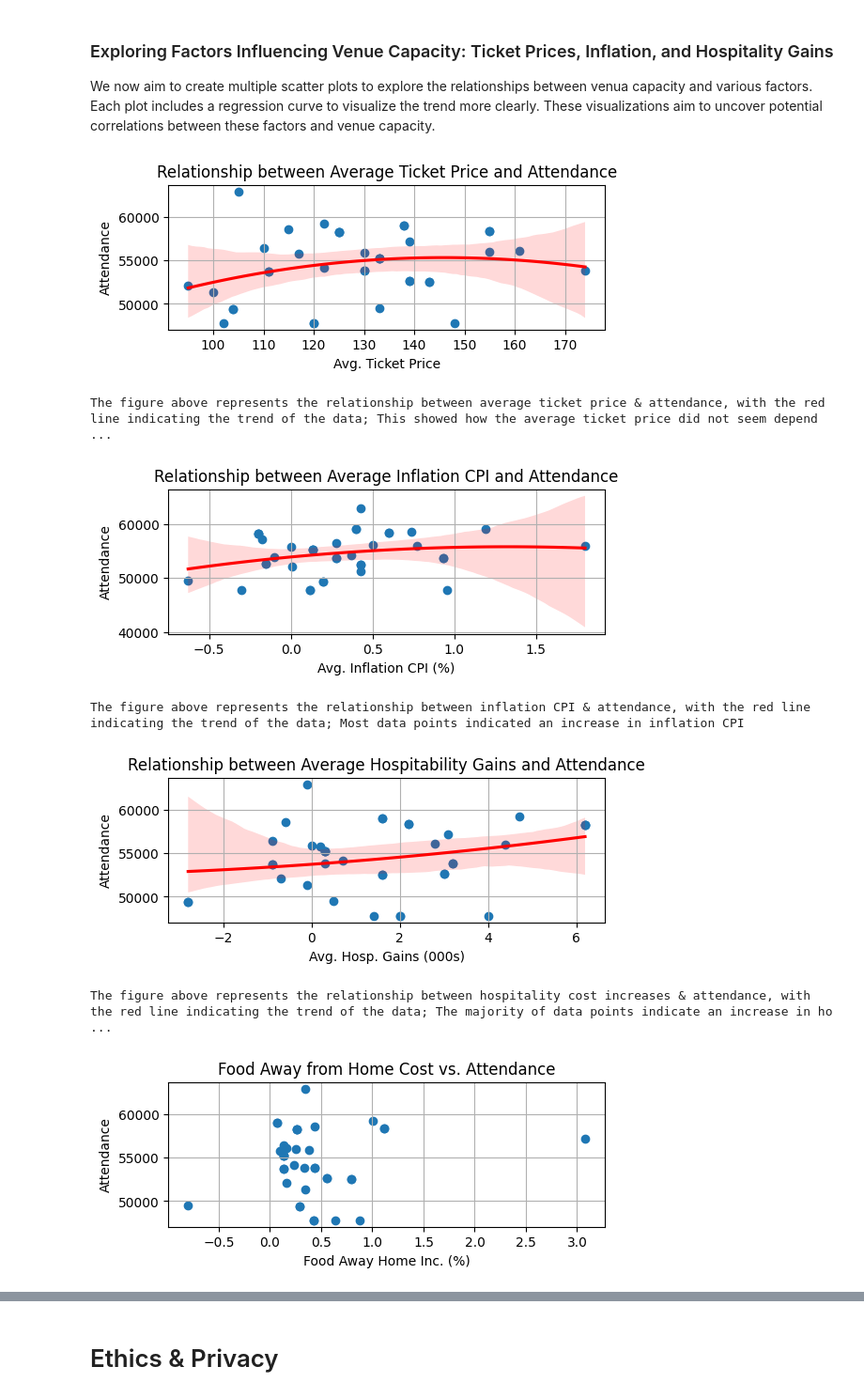
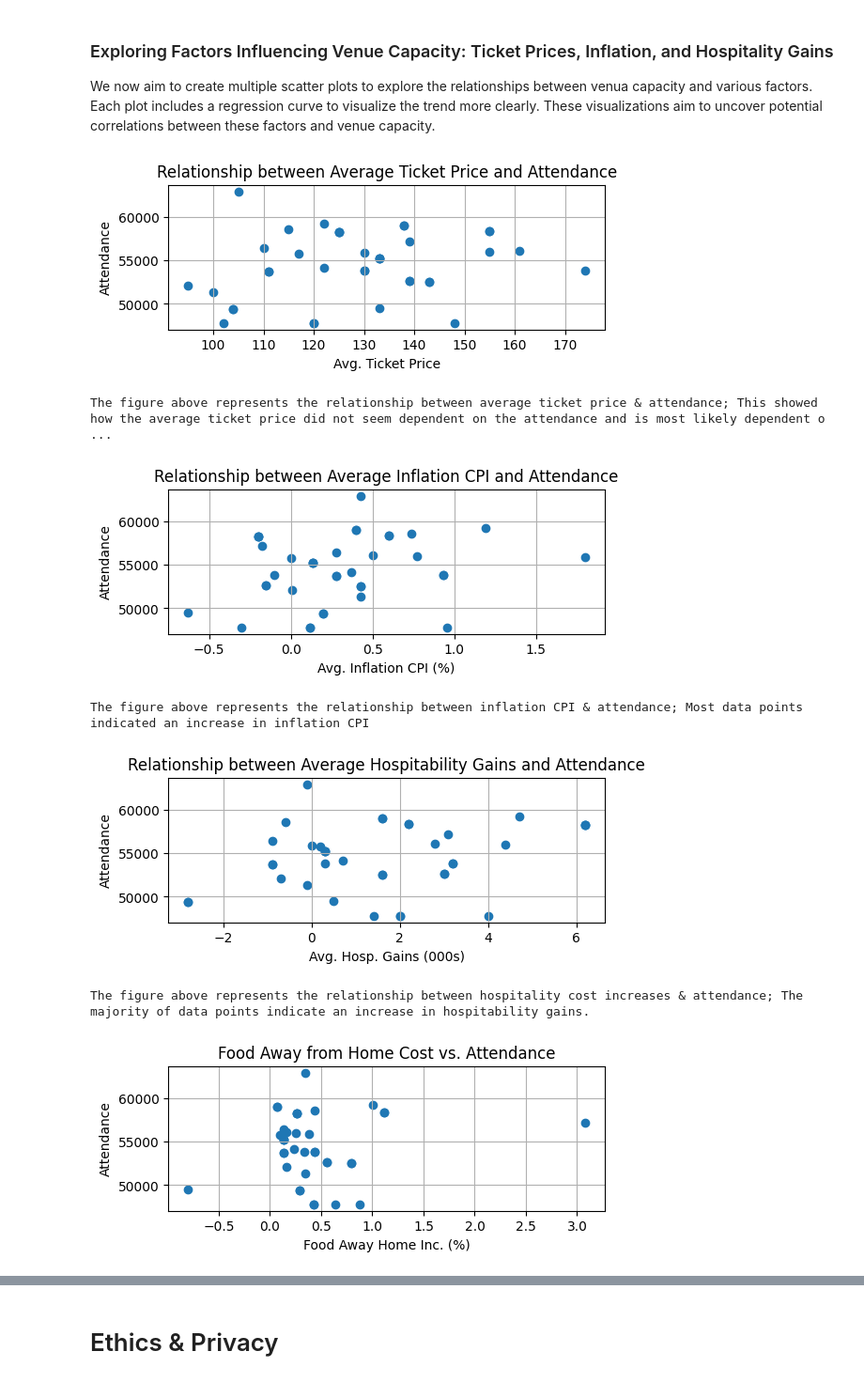
Before and after one commit to AnikAlam/AnikAlam_COGS108_EDA, a Jupyter notebook: FinalProject_group065.ipynb, the cells around one changed output, grey strips where cells are left out. Shown at 94% size. Saved outputs shown, nothing was run; the diff lists cells and outputs as text; code cells hidden in the pictures.

```diff
--- a/FinalProject_group065.ipynb
+++ b/FinalProject_group065.ipynb
@@ -390,50 +390,46 @@ We now aim to create multiple scatter plots to explore the relationships between
 ## FEEL FREE TO ADD MULTIPLE CELLS PER SECTION
 plt.figure(figsize=(6, 2))
 plt.scatter(x=reputation_df["Avg. Ticket Price"], y=reputation_df["Attendance"])
-sns.regplot(data=reputation_df, x="Avg. Ticket Price", y="Attendance", scatter=False, order=2, color='red')
 plt.title("Relationship between Average Ticket Price and Attendance")
 plt.xlabel("Avg. Ticket Price")
 plt.ylabel("Attendance")
 plt.grid(True)  # Add grid lines for better visualization
 plt.show()
-print("The figure above represents the relationship between average ticket price & attendance, with the red line indicating the trend of the data; This showed how the average ticket price did not seem dependent on the attendance and is most likely dependent on the location")
+print("The figure above represents the relationship between average ticket price & attendance; This showed how the average ticket price did not seem dependent on the attendance and is most likely dependent on the location")
 
 plt.figure(figsize=(6, 2))
 plt.scatter(x=reputation_df["Avg. Inflation CPI (%)"], y=reputation_df["Attendance"])
-sns.regplot(data=reputation_df, x="Avg. Inflation CPI (%)", y="Attendance", scatter=False, order=2, color='red')
 plt.title("Relationship between Average Inflation CPI and Attendance")
 plt.xlabel("Avg. Inflation CPI (%)")
 plt.ylabel("Attendance")
 plt.grid(True)  # Add grid lines for better visualization
 plt.show()
-print("The figure above represents the relationship between inflation CPI & attendance, with the red line indicating the trend of the data; Most data points indicated an increase in inflation CPI")
+print("The figure above represents the relationship between inflation CPI & attendance; Most data points indicated an increase in inflation CPI")
 
 plt.figure(figsize=(6, 2))
 plt.scatter(x=reputation_df["Avg. Hosp. Gains (000s)"], y=reputation_df["Attendance"])
-sns.regplot(data=reputation_df, x="Avg. Hosp. Gains (000s)", y="Attendance", scatter=False, order=2, color='red')
 plt.title("Relationship between Average Hospitability Gains and Attendance")
 plt.xlabel("Avg. Hosp. Gains (000s)")
 plt.ylabel("Attendance")
 plt.grid(True)  # Add grid lines for better visualization
 plt.show()
-print("The figure above represents the relationship between hospitality cost increases & attendance, with the red line indicating the trend of the data; The majority of data points indicate an increase in hospitability gains.")
+print("The figure above represents the relationship between hospitality cost increases & attendance; The majority of data points indicate an increase in hospitability gains.")
 
 plt.figure(figsize=(6, 2))
 plt.scatter(x=reputation_df["Food Away Home Inc. (%)"], y=reputation_df["Attendance"])
-#sns.regplot(data=reputation_df, x="Food Away Home Inc. (%)", y="Capacity", scatter=False, order=2, color='red')
 plt.title("Food Away from Home Cost vs. Attendance")
 plt.xlabel("Food Away Home Inc. (%)")
 plt.ylabel("Attendance")
 plt.grid(True)  # Add grid lines for better visualization
 plt.show()
 print("The figure above represents the relationship between increase in cost of food & attendance, displaying that most of the data indicates how there is generally an increase in food")
 # %% [output]
-[figure, old version]
+[figure, new version]
-The figure above represents the relationship between average ticket price & attendance, with the red line indicating the trend of the data; This showed how the average ticket price did not seem depend ...
+The figure above represents the relationship between average ticket price & attendance; This showed how the average ticket price did not seem dependent on the attendance and is most likely dependent o ...
-[figure, old version]
+[figure, new version]
-The figure above represents the relationship between inflation CPI & attendance, with the red line indicating the trend of the data; Most data points indicated an increase in inflation CPI
+The figure above represents the relationship between inflation CPI & attendance; Most data points indicated an increase in inflation CPI
-[figure, old version]
+[figure, new version]
-The figure above represents the relationship between hospitality cost increases & attendance, with the red line indicating the trend of the data; The majority of data points indicate an increase in ho ...
+The figure above represents the relationship between hospitality cost increases & attendance; The majority of data points indicate an increase in hospitability gains.
 [figure]
 The figure above represents the relationship between increase in cost of food & attendance, displaying that most of the data indicates how there is generally an increase in food
 # %% [markdown]
```
